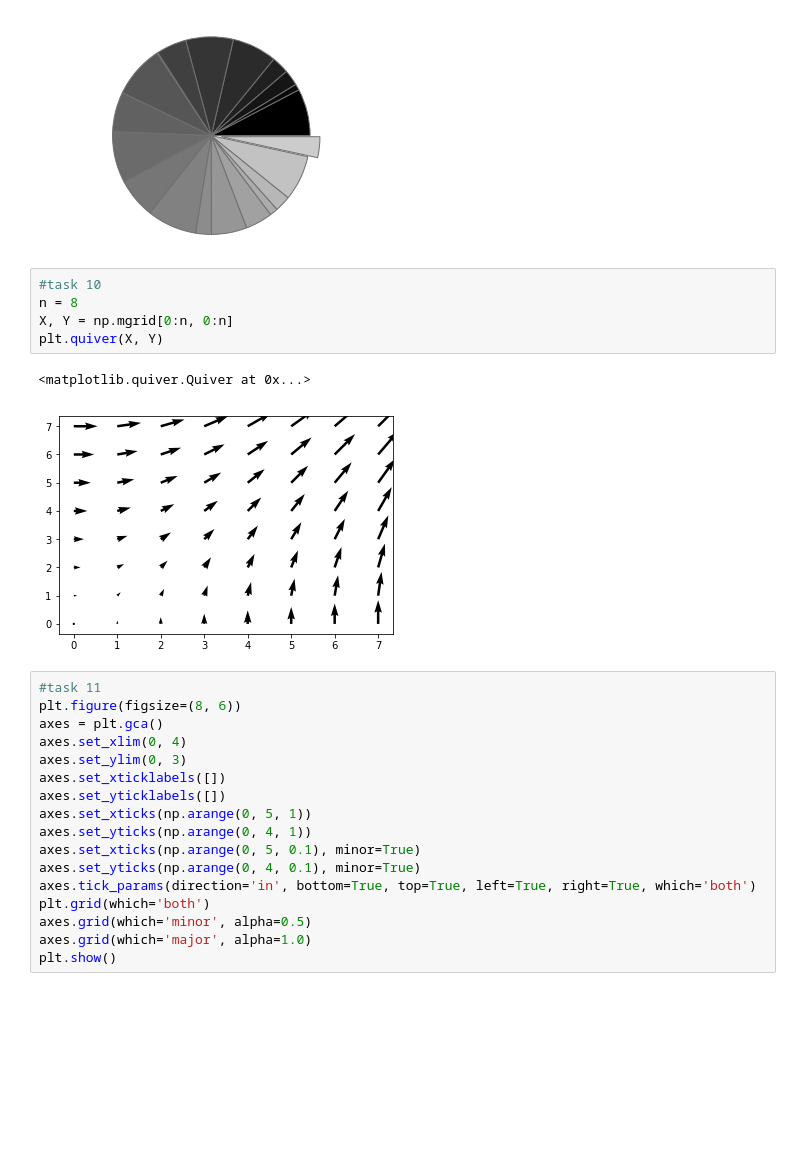
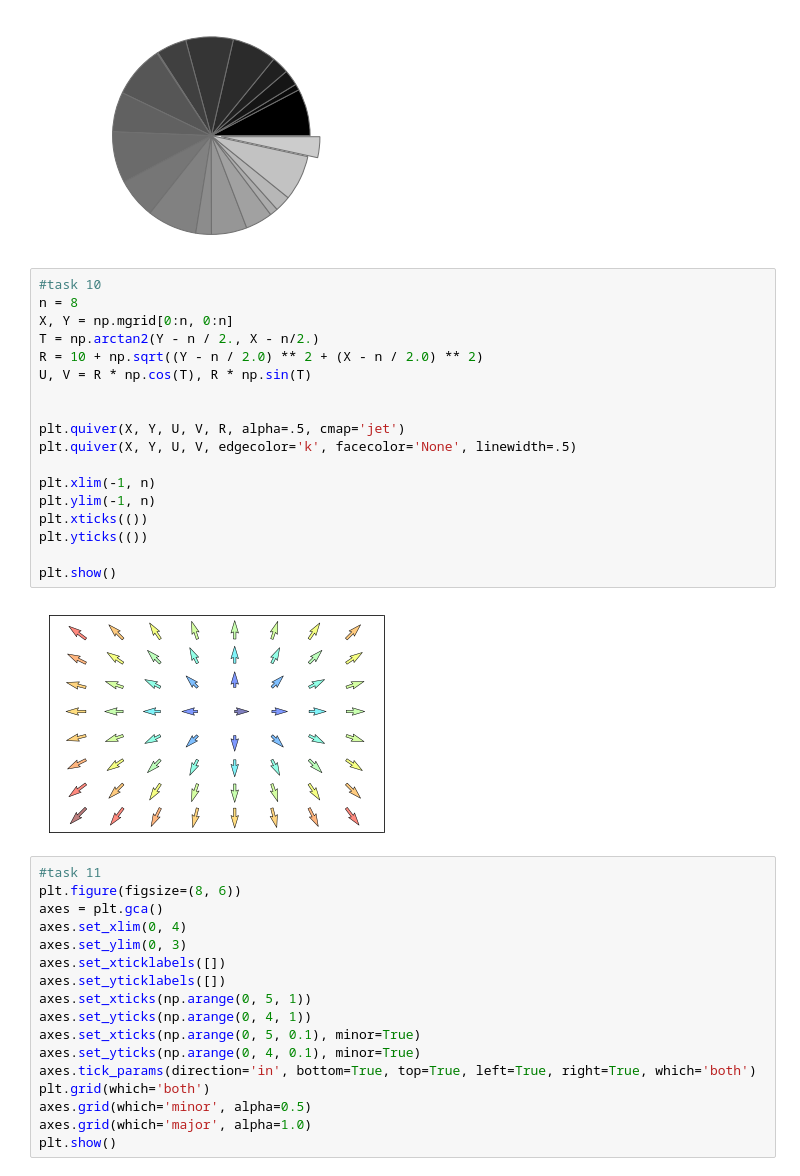
Before and after one commit to polilog/PythonLabs, a Jupyter notebook: lab3.ipynb, the cells around one changed output. Drawn from its saved outputs; the diff is of its cells as text; blank space fills up the shorter version.

```diff
--- a/lab3.ipynb
+++ b/lab3.ipynb
@@ -208,14 +208,26 @@ ax.axis('equal')
 plt.show()
 # %% [output]
 [figure]
-# %%
-#task 10
-n = 8
-X, Y = np.mgrid[0:n, 0:n]
-plt.quiver(X, Y)
-# %% [output]
-<matplotlib.quiver.Quiver at 0x...>
-[figure, removed]
+# %%
+#task 10
+n = 8
+X, Y = np.mgrid[0:n, 0:n]
+T = np.arctan2(Y - n / 2., X - n/2.)
+R = 10 + np.sqrt((Y - n / 2.0) ** 2 + (X - n / 2.0) ** 2)
+U, V = R * np.cos(T), R * np.sin(T)
+
+
+plt.quiver(X, Y, U, V, R, alpha=.5, cmap='jet')
+plt.quiver(X, Y, U, V, edgecolor='k', facecolor='None', linewidth=.5)
+
+plt.xlim(-1, n)
+plt.ylim(-1, n)
+plt.xticks(())
+plt.yticks(())
+
+plt.show()
+# %% [output]
+[figure, added]
 # %%
 #task 11
 plt.figure(figsize=(8, 6))
```
Also changed, not shown: parts of 1 cell of this notebook, 1 other file.
